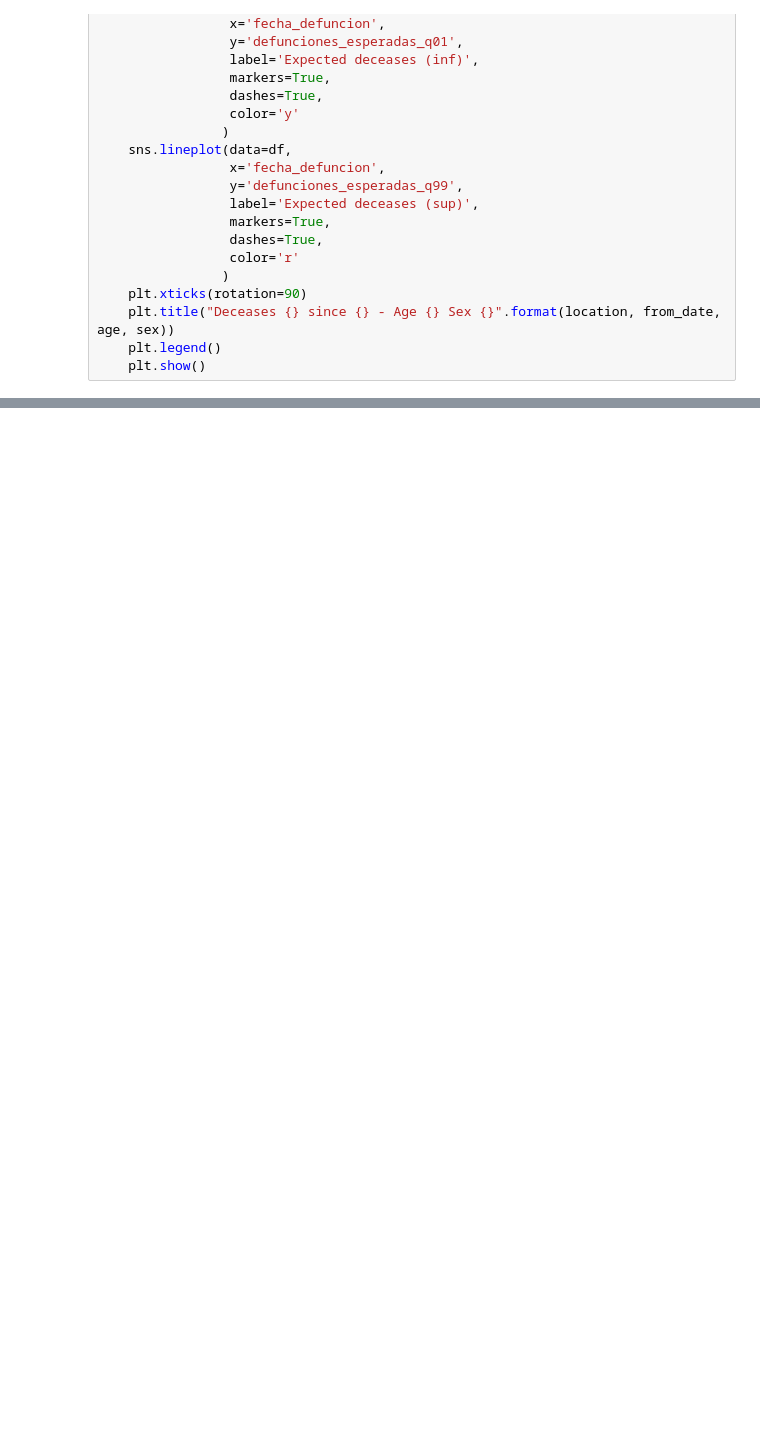
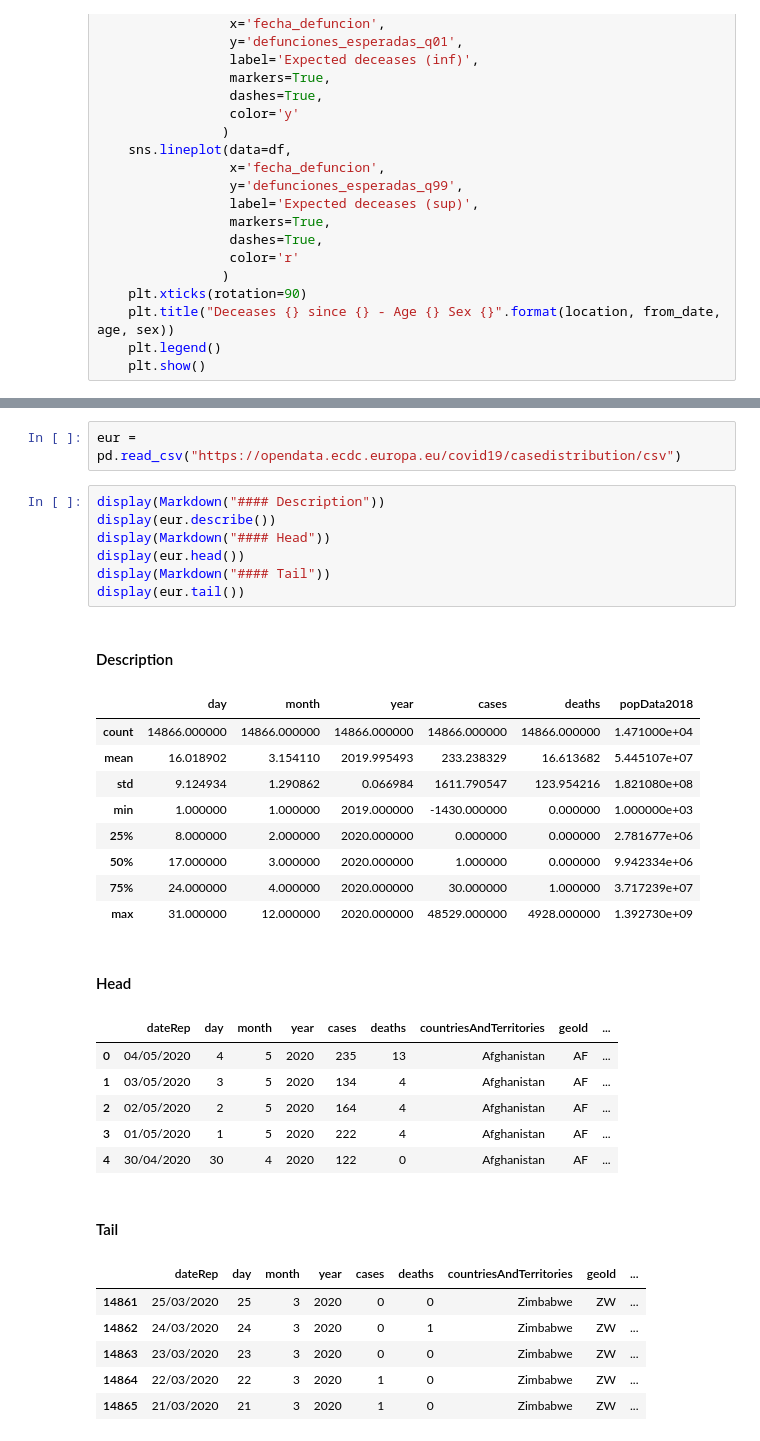
Before and after one commit to RaulRC/Covid-19, a Jupyter notebook: Covid19 - Official Spanish Data Curation ISCIII and other public datasets.ipynb, the cells around one changed output, grey strips where cells are left out. Saved outputs shown, nothing was run; the diff lists cells and outputs as text; blank space fills up the shorter version.

```diff
--- a/Covid19 - Official Spanish Data Curation ISCIII and other public datasets.ipynb
+++ b/Covid19 - Official Spanish Data Curation ISCIII and other public datasets.ipynb
@@ -411,0 +462,34 @@ showDeceases(momo, location = 'MD')
+# %%
+eur = pd.read_csv("https://opendata.ecdc.europa.eu/covid19/casedistribution/csv")
+# %%
+display(Markdown("#### Description"))
+display(eur.describe())
+display(Markdown("#### Head"))
+display(eur.head())
+display(Markdown("#### Tail"))
+display(eur.tail())
+# %% [output]
+#### Description
+|  | day | month | year | cases | deaths | popData2018 |
+| count | 14866.000000 | 14866.000000 | 14866.000000 | 14866.000000 | 14866.000000 | 1.471000e+04 |
+| mean | 16.018902 | 3.154110 | 2019.995493 | 233.238329 | 16.613682 | 5.445107e+07 |
+| std | 9.124934 | 1.290862 | 0.066984 | 1611.790547 | 123.954216 | 1.821080e+08 |
+| min | 1.000000 | 1.000000 | 2019.000000 | -1430.000000 | 0.000000 | 1.000000e+03 |
+| 25% | 8.000000 | 2.000000 | 2020.000000 | 0.000000 | 0.000000 | 2.781677e+06 |
+| 50% | 17.000000 | 3.000000 | 2020.000000 | 1.000000 | 0.000000 | 9.942334e+06 |
+| 75% | 24.000000 | 4.000000 | 2020.000000 | 30.000000 | 1.000000 | 3.717239e+07 |
+| max | 31.000000 | 12.000000 | 2020.000000 | 48529.000000 | 4928.000000 | 1.392730e+09 |
+#### Head
+|  | dateRep | day | month | year | cases | deaths | countriesAndTerritories | geoId | ... |
+| 0 | 04/05/2020 | 4 | 5 | 2020 | 235 | 13 | Afghanistan | AF | ... |
+| 1 | 03/05/2020 | 3 | 5 | 2020 | 134 | 4 | Afghanistan | AF | ... |
+| 2 | 02/05/2020 | 2 | 5 | 2020 | 164 | 4 | Afghanistan | AF | ... |
+| 3 | 01/05/2020 | 1 | 5 | 2020 | 222 | 4 | Afghanistan | AF | ... |
+| 4 | 30/04/2020 | 30 | 4 | 2020 | 122 | 0 | Afghanistan | AF | ... |
+#### Tail
+|  | dateRep | day | month | year | cases | deaths | countriesAndTerritories | geoId | ... |
+| 14861 | 25/03/2020 | 25 | 3 | 2020 | 0 | 0 | Zimbabwe | ZW | ... |
+| 14862 | 24/03/2020 | 24 | 3 | 2020 | 0 | 1 | Zimbabwe | ZW | ... |
+| 14863 | 23/03/2020 | 23 | 3 | 2020 | 0 | 0 | Zimbabwe | ZW | ... |
+| 14864 | 22/03/2020 | 22 | 3 | 2020 | 1 | 0 | Zimbabwe | ZW | ... |
+| 14865 | 21/03/2020 | 21 | 3 | 2020 | 1 | 0 | Zimbabwe | ZW | ... |
```
Also changed, not shown: parts of 20 cells of this notebook.
